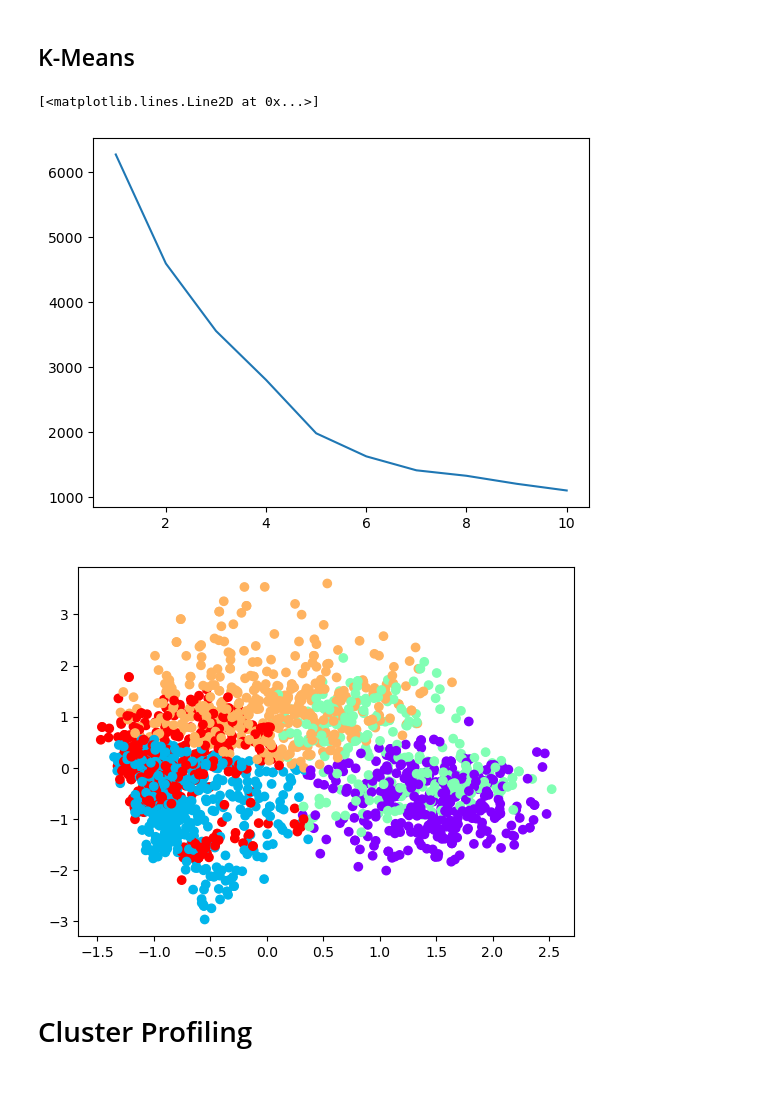
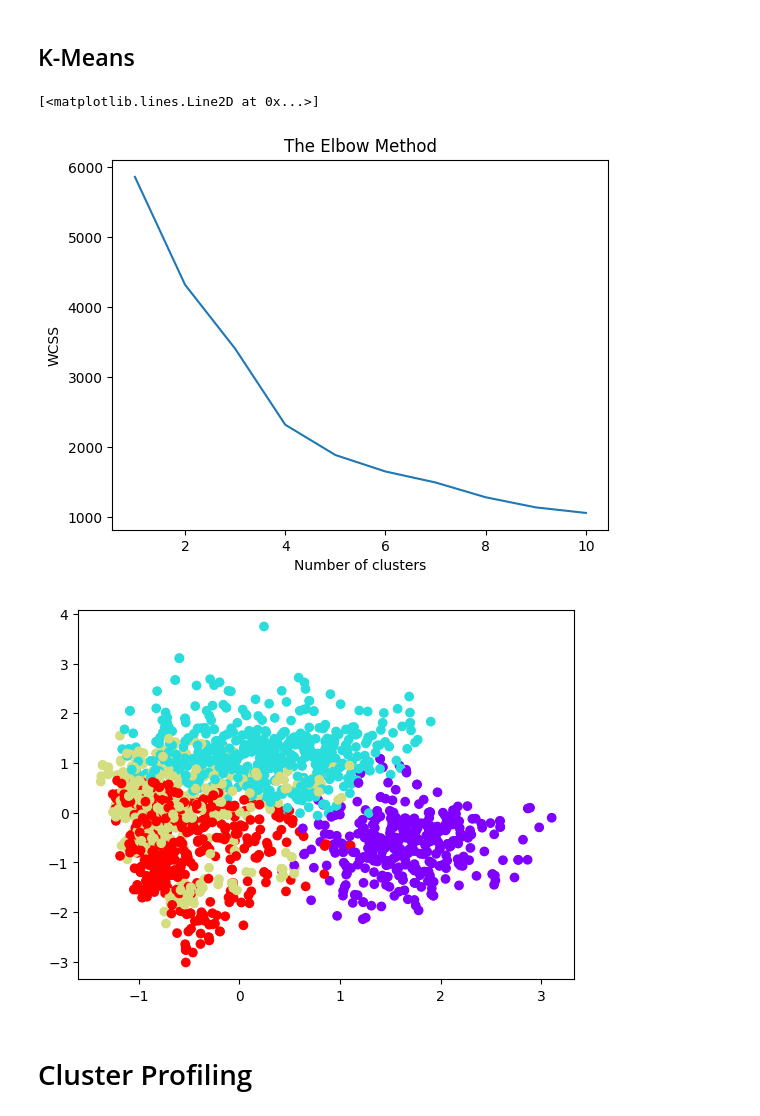
Before and after one commit to Byron0x7D2/Data-Mining-Assignments, a Jupyter notebook: ASS1/Data_Mining_Assignment1.ipynb, the cells around one changed output. Drawn from its saved outputs; the diff is of its cells as text; code cells hidden in the pictures; blank space fills up the shorter version.

Commit message:
better outlier removal

```diff
--- a/ASS1/Data_Mining_Assignment1.ipynb
+++ b/ASS1/Data_Mining_Assignment1.ipynb
@@ -342,6 +323,0 @@ dataframe = dataframe[(dataframe['Recency'] >= up[0.01]) & (dataframe['Recency']
-# %%
-# Spending outliers
-up = dataframe['Spent'].quantile([0.01, 0.99])
-print(up[0.01],up[0.99])
-
-dataframe = dataframe[(dataframe['Spent'] >= up[0.01]) & (dataframe['Spent'] <= up[0.99])]
@@ -350,6 +323,0 @@ dataframe = dataframe[(dataframe['Spent'] >= up[0.01]) & (dataframe['Spent'] <=
-# %%
-# Income outliers
-up = dataframe['Income'].quantile([0.01, 0.99])
-print(up[0.01],up[0.99])
-
-dataframe = dataframe[(dataframe['Income'] >= up[0.01]) & (dataframe['Income'] <= up[0.99])]
@@ -358,3 +324,10 @@ dataframe = dataframe[(dataframe['Income'] >= up[0.01]) & (dataframe['Income'] <
+# %%
+from scipy import stats
+#  save csv so far
+dataframe.to_csv('marketing_campaign_cleaned.csv',index = False)
+cols = ['Income','Spent','Family_Size','Recency', 'MntWines', 'MntFruits', 'MntMeatProducts', 'MntFishProducts', 'MntSweetProducts', 'MntGoldProds', 'NumDealsPurchases', 'NumWebPurchases', 'NumCatalogPurchases', 'NumStorePurchases', 'NumWebVisitsMonth']
+
+dataframe = dataframe[(np.abs(stats.zscore(dataframe[cols])) < 3).all(axis=1)]
 # %%
 print(len(dataframe))
 
@@ -511,7 +496,7 @@ plt.show()
 ## Agglomerative
 # %%
 
-agglomerative = AgglomerativeClustering(n_clusters=6, metric = 'euclidean', linkage = 'ward', compute_distances=True)
+agglomerative = AgglomerativeClustering(n_clusters=4, metric = 'euclidean', linkage = 'ward', compute_distances=True)
 
 agglomerative.fit(dataframe)
 
@@ -531,22 +516,26 @@ plt.show()
 # %%
 # elbow method for k-means clustering
 wcss = []
 for i in range(1, 11):
 	kmeans = KMeans(n_clusters=i, init='k-means++', n_init='auto' , random_state=42)
 	kmeans.fit(dataframe)
 	wcss.append(kmeans.inertia_)
+
+plt.title('The Elbow Method')
+plt.xlabel('Number of clusters')
+plt.ylabel('WCSS')
 plt.plot(range(1, 11), wcss)
 # %% [output]
 [<matplotlib.lines.Line2D at 0x...>]
-[figure, old version]
+[figure, new version]
 # %%
 # create plot for k=5 clusters
-kmeans = KMeans(n_clusters=5, init='k-means++', n_init='auto' , random_state=42)
+kmeans = KMeans(n_clusters=4, init='k-means++', n_init='auto' , random_state=42)
 kmeans.fit(dataframe)
 plt.scatter(dataframe[:,0], dataframe[:,1], c=kmeans.labels_, cmap='rainbow')
 plt.show()
 # %% [output]
-[figure, old version]
+[figure, new version]
 # %% [markdown]
 # Cluster Profiling
 # %%
```
Also changed, not shown: parts of 24 cells of this notebook, 1 other file.
